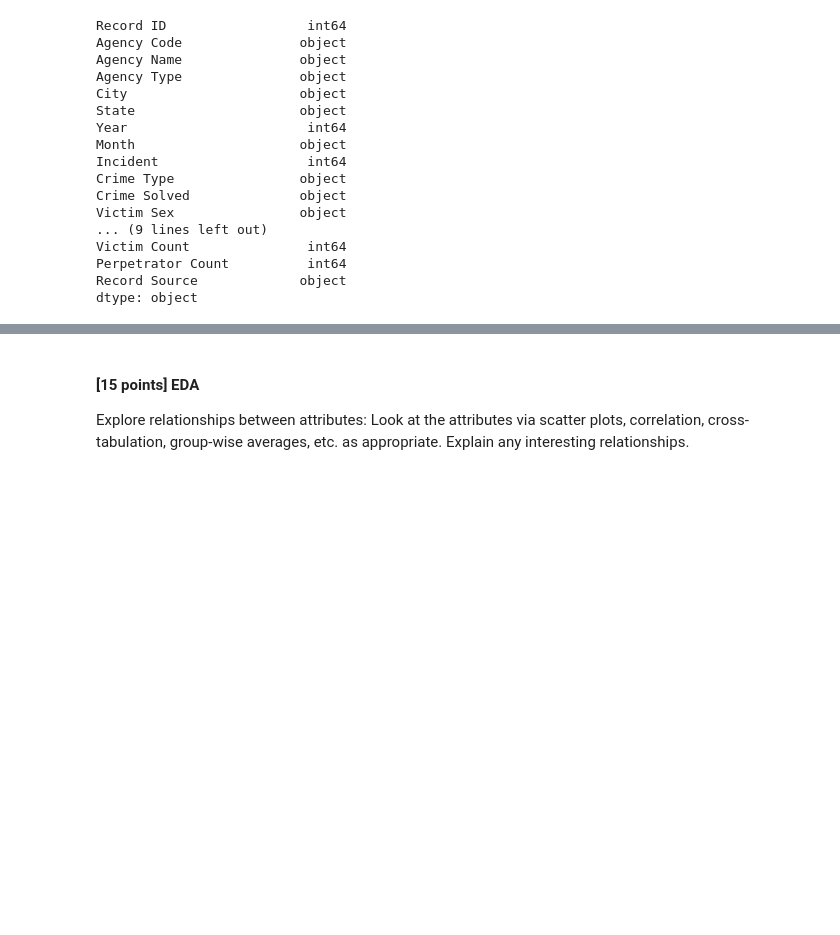
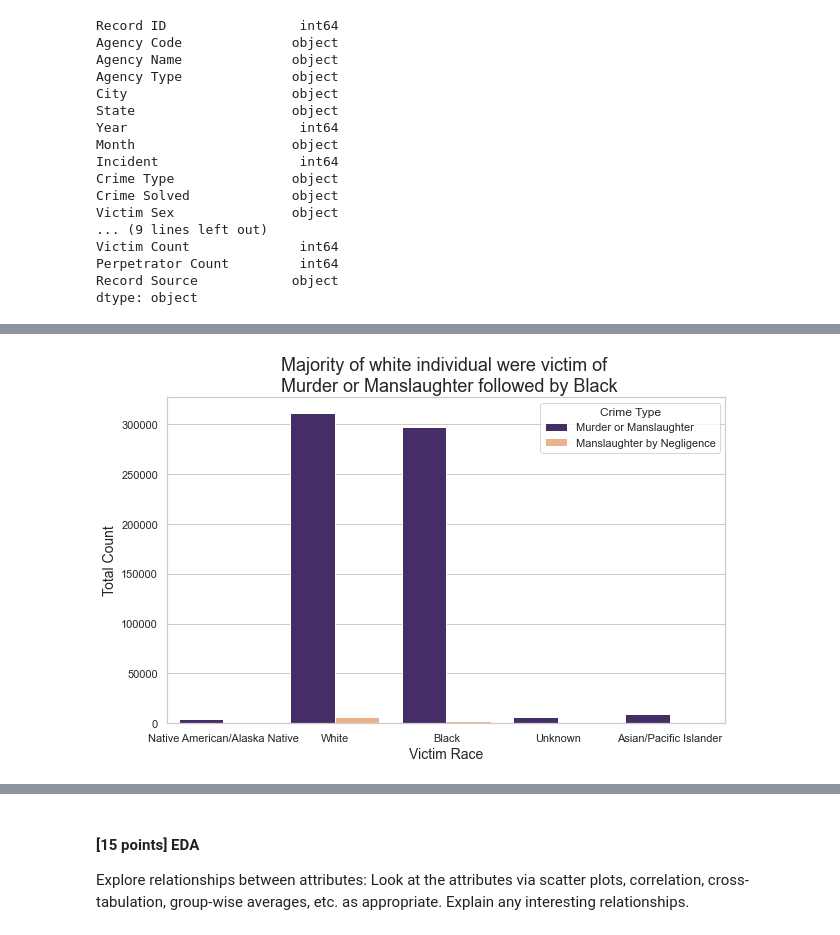
Before and after one commit to pretttyvo/ML1-Visualization-and-Data-Preprocessing, a Jupyter notebook: Lab 1/Jupyter Notebooks/Visualization and Processing-Part I.ipynb, the cells around one changed output, grey strips where cells are left out. Saved outputs shown, nothing was run; the diff lists cells and outputs as text; code cells hidden in the pictures; blank space fills up the shorter version.

```diff
--- a/Lab 1/Jupyter Notebooks/Visualization and Processing-Part I.ipynb
+++ b/Lab 1/Jupyter Notebooks/Visualization and Processing-Part I.ipynb
@@ -346,0 +514,14 @@ sns.distplot(df['Victim Count'],kde=False)
+# %%
+plt.figure(figsize=(10,6))
+sns.countplot(data=df,
+              x='Victim Race',
+              #y='Crime Type',
+              hue='Crime Type',
+              palette=['#432371',"#FAAE7B"]
+             )
+plt.xlabel('Victim Race',size=14)
+plt.ylabel('Total Count',size=14)
+plt.title('Majority of white individual were victim of \n Murder or Manslaughter followed by Black',size=18)
+plt.show()
+# %% [output]
+[figure, added]
```
Also changed, not shown: parts of 95 cells of this notebook.
